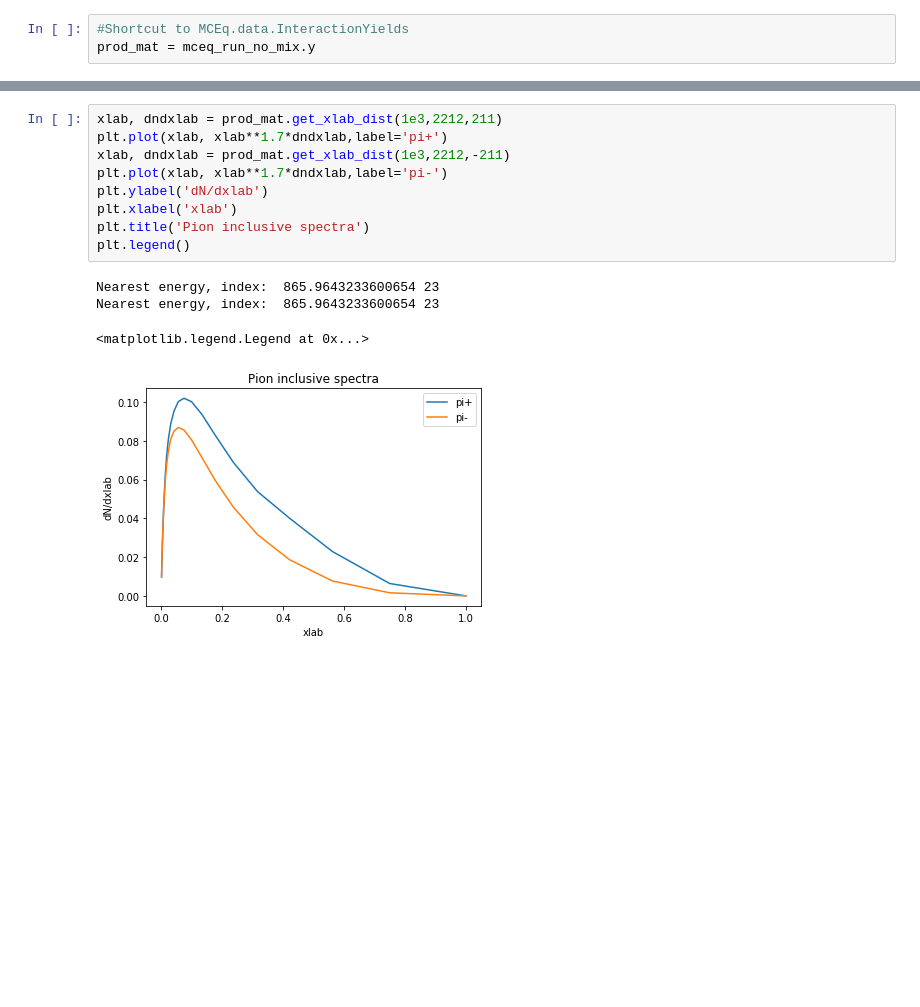
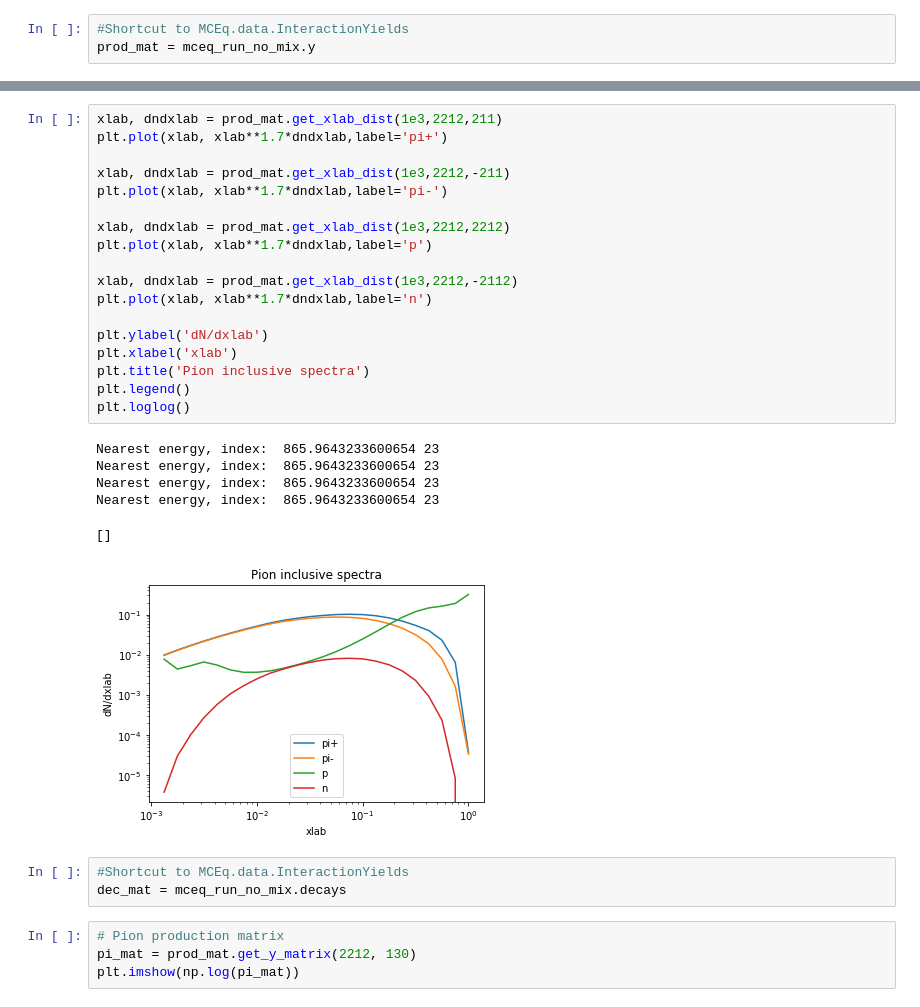
Before and after one commit to afedynitch/ISAPPMCEq, a Jupyter notebook: Playing_with_matrices.ipynb, the cells around one changed output, grey strips where cells are left out. Drawn from its saved outputs; the diff is of its cells as text; blank space fills up the shorter version.

```diff
--- a/Playing_with_matrices.ipynb
+++ b/Playing_with_matrices.ipynb
@@ -122,14 +119,32 @@ Text(0.5,0,'Elab (GeV)')
 # %%
 xlab, dndxlab = prod_mat.get_xlab_dist(1e3,2212,211)
 plt.plot(xlab, xlab**1.7*dndxlab,label='pi+')
+
 xlab, dndxlab = prod_mat.get_xlab_dist(1e3,2212,-211)
 plt.plot(xlab, xlab**1.7*dndxlab,label='pi-')
+
+xlab, dndxlab = prod_mat.get_xlab_dist(1e3,2212,2212)
+plt.plot(xlab, xlab**1.7*dndxlab,label='p')
+
+xlab, dndxlab = prod_mat.get_xlab_dist(1e3,2212,-2112)
+plt.plot(xlab, xlab**1.7*dndxlab,label='n')
+
 plt.ylabel('dN/dxlab')
 plt.xlabel('xlab')
 plt.title('Pion inclusive spectra')
 plt.legend()
+plt.loglog()
 # %% [output]
 Nearest energy, index:  865.9643233600654 23
 Nearest energy, index:  865.9643233600654 23
+Nearest energy, index:  865.9643233600654 23
+Nearest energy, index:  865.9643233600654 23
-<matplotlib.legend.Legend at 0x...>
+[]
-[figure, old version]
+[figure, new version]
+# %%
+#Shortcut to MCEq.data.InteractionYields
+dec_mat = mceq_run_no_mix.decays
+# %%
+# Pion production matrix
+pi_mat = prod_mat.get_y_matrix(2212, 130)
+plt.imshow(np.log(pi_mat))
```
Also changed, not shown: parts of 5 cells of this notebook, 2 other files.
